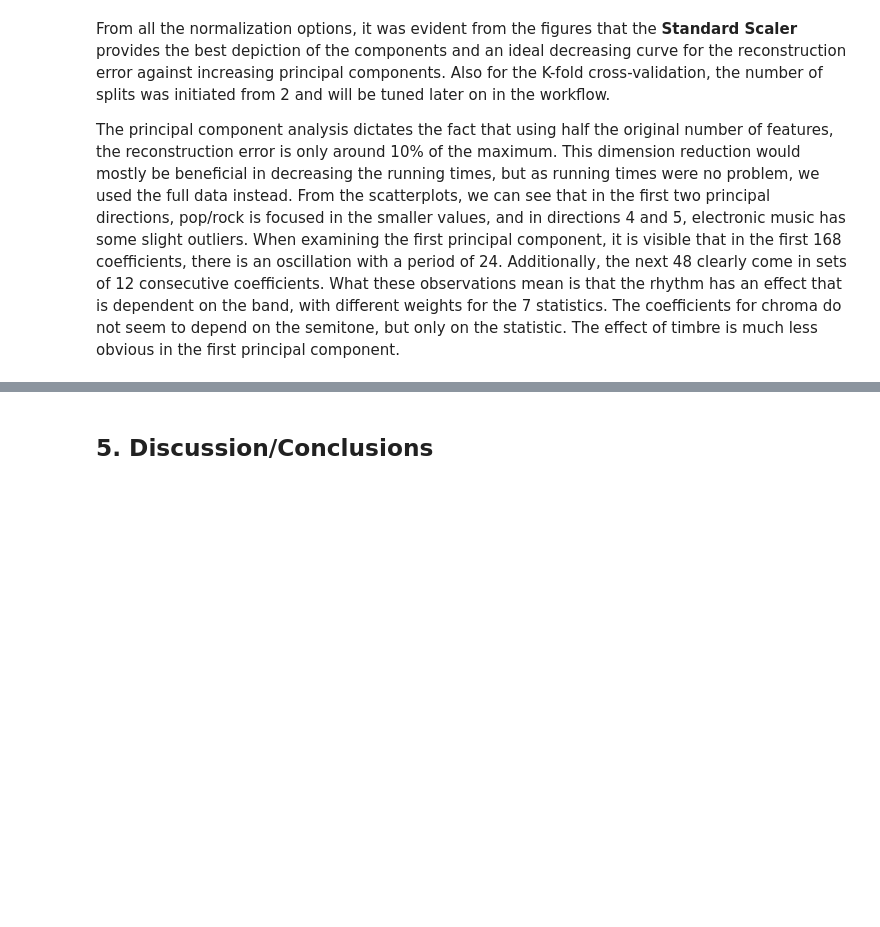
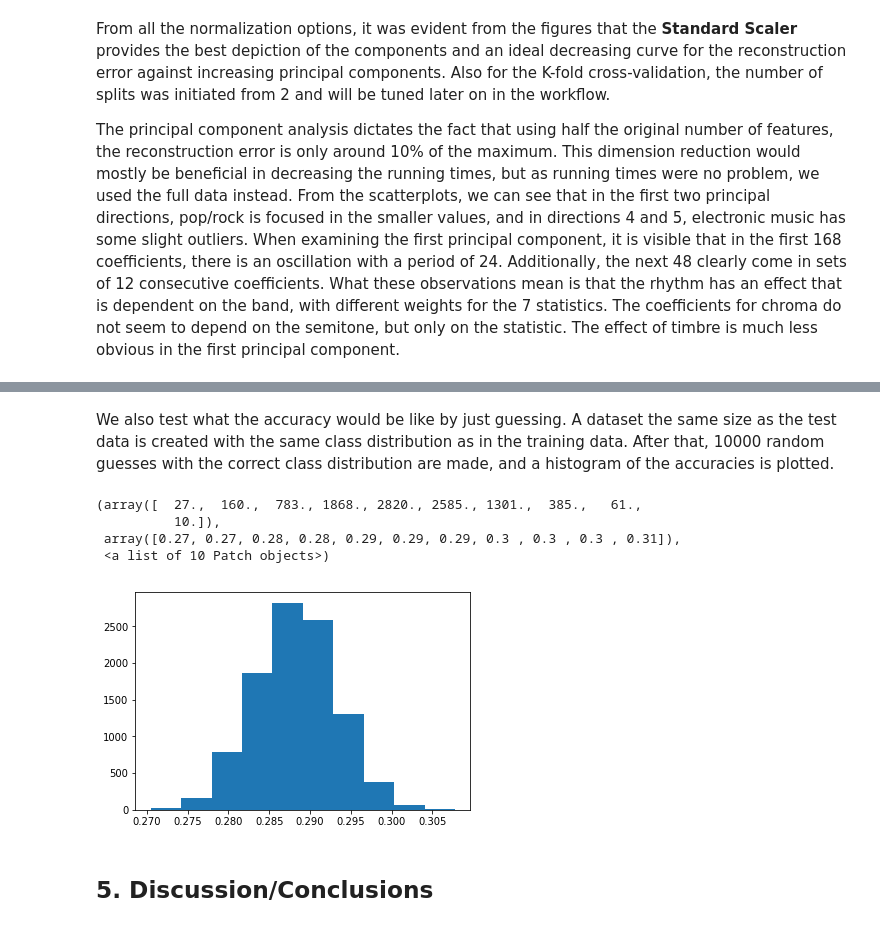
Before and after one commit to abdullahkhan93/MLBP-2018, a Jupyter notebook: Project Report.ipynb, the cells around one changed output, grey strips where cells are left out. Drawn from its saved outputs; the diff is of its cells as text; code cells hidden in the pictures; blank space fills up the shorter version.

```diff
--- a/Project Report.ipynb
+++ b/Project Report.ipynb
@@ -597,2 +598,18 @@ Confusion Matrix for K-Nearest Neighbor
+# %% [markdown]
+We also test what the accuracy would be like by just guessing. A dataset the same size as the test data is created with the same class distribution as in the training data. After that, 10000 random guesses with the correct class distribution are made, and a histogram of the accuracies is plotted.
+# %%
+demo = np.random.choice(a = range(1,11), size = 6544, p = counts / total)
+accuracies = []
+for i in range(10000):
+    guess = np.random.choice(a = range(1,11), size = 6544, p = counts / total)
+    acc = met.accuracy_score(demo, guess)
+    accuracies.append(acc)
+plt.hist(accuracies)
+# %% [output]
+(array([  27.,  160.,  783., 1868., 2820., 2585., 1301.,  385.,   61.,
+          10.]),
+ array([0.27, 0.27, 0.28, 0.28, 0.29, 0.29, 0.29, 0.3 , 0.3 , 0.3 , 0.31]),
+ <a list of 10 Patch objects>)
+[figure, added]
 # %% [markdown]
 ## 5. Discussion/Conclusions
```
Also changed, not shown: parts of 10 cells of this notebook, 6 other files.
